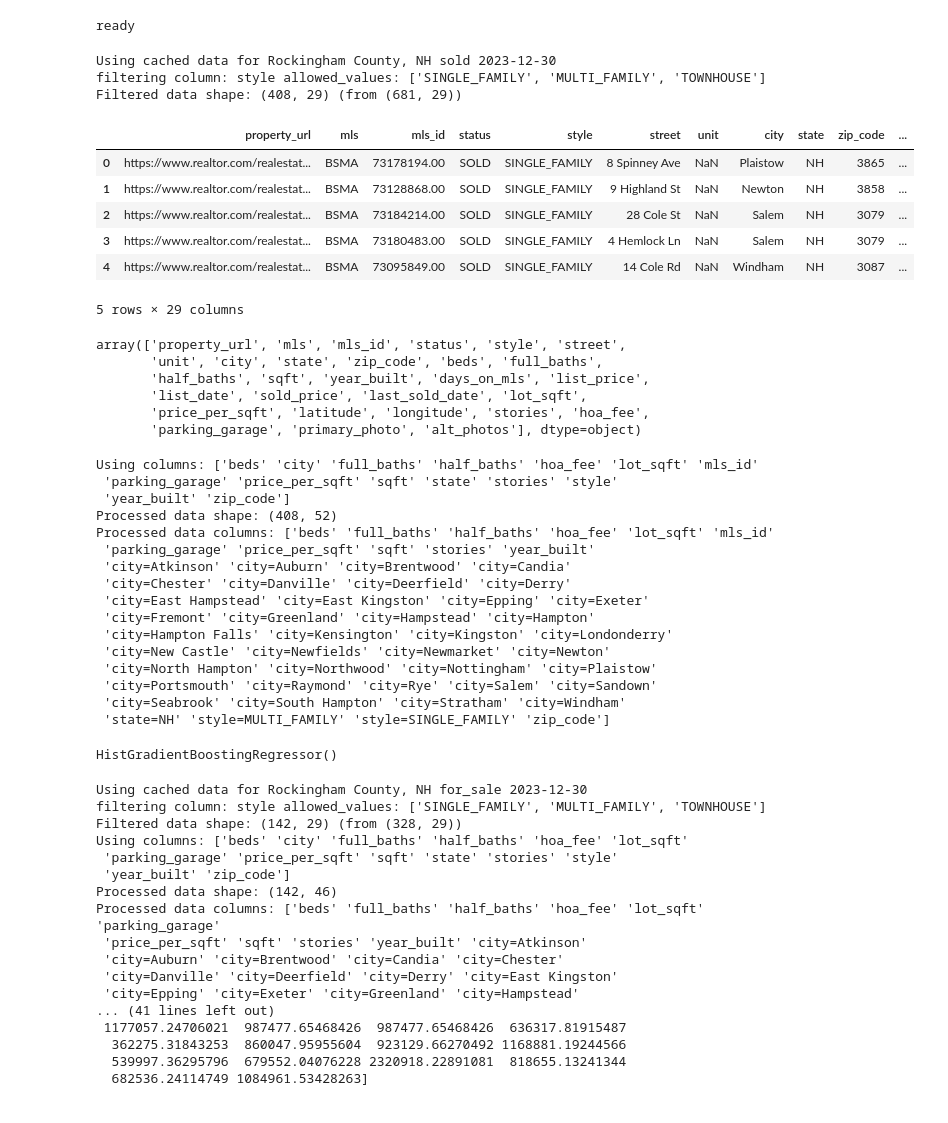
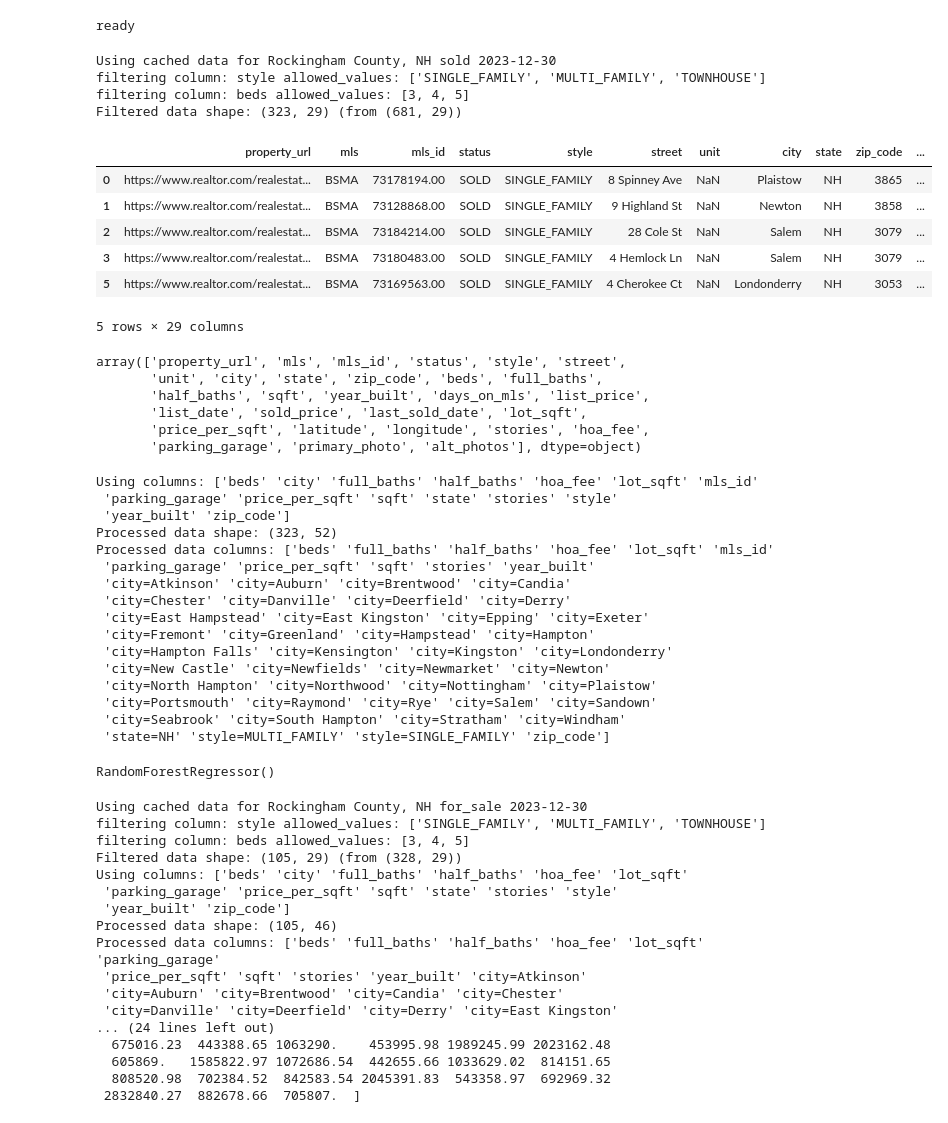
Before and after one commit to cbonoz/harvest-re, a Jupyter notebook: redfin_harvest.ipynb, the cells around one changed output. Cells and saved outputs as stored; diff of their text form; code cells hidden in the pictures.

Commit message:
add bed filter

```diff
--- a/redfin_harvest.ipynb
+++ b/redfin_harvest.ipynb
@@ -15,7 +15,7 @@ from sklearn.metrics import mean_squared_error
 # dict vectorizer
 from sklearn.feature_extraction import DictVectorizer
 
-ACTIVE_MODEL = HistGradientBoostingRegressor
+ACTIVE_MODEL = RandomForestRegressor
 
 
 TARGET_LOCATION = 'Rockingham County, NH'
@@ -180,20 +180,24 @@ class RedfinModel:
         importances.sort(key=lambda x: x[1], reverse=True)
         return importances
 # %%
-redfin = RedfinModel(TARGET_LOCATION, {'style': ['SINGLE_FAMILY', 'MULTI_FAMILY', 'TOWNHOUSE']})
+redfin = RedfinModel(TARGET_LOCATION, {
+  'style': ['SINGLE_FAMILY', 'MULTI_FAMILY', 'TOWNHOUSE'],
+  'beds': [3, 4, 5]
+})
 train_df = redfin.fetch_data('sold')
 #
 train_df.head()
 # %% [output]
 Using cached data for Rockingham County, NH sold 2023-12-30
 filtering column: style allowed_values: ['SINGLE_FAMILY', 'MULTI_FAMILY', 'TOWNHOUSE']
-Filtered data shape: (408, 29) (from (681, 29))
+filtering column: beds allowed_values: [3, 4, 5]
+Filtered data shape: (323, 29) (from (681, 29))
 |  | property_url | mls | mls_id | status | style | street | unit | city | state | zip_code | ... |
 | 0 | https://www.realtor.com/realestat... | BSMA | 73178194.00 | SOLD | SINGLE_FAMILY | 8 Spinney Ave | NaN | Plaistow | NH | 3865 | ... |
 | 1 | https://www.realtor.com/realestat... | BSMA | 73128868.00 | SOLD | SINGLE_FAMILY | 9 Highland St | NaN | Newton | NH | 3858 | ... |
 | 2 | https://www.realtor.com/realestat... | BSMA | 73184214.00 | SOLD | SINGLE_FAMILY | 28 Cole St | NaN | Salem | NH | 3079 | ... |
 | 3 | https://www.realtor.com/realestat... | BSMA | 73180483.00 | SOLD | SINGLE_FAMILY | 4 Hemlock Ln | NaN | Salem | NH | 3079 | ... |
-| 4 | https://www.realtor.com/realestat... | BSMA | 73095849.00 | SOLD | SINGLE_FAMILY | 14 Cole Rd | NaN | Windham | NH | 3087 | ... |
+| 5 | https://www.realtor.com/realestat... | BSMA | 73169563.00 | SOLD | SINGLE_FAMILY | 4 Cherokee Ct | NaN | Londonderry | NH | 3053 | ... |
 5 rows × 29 columns
 # %%
 train_df.columns.values
@@ -211,7 +215,7 @@ redfin.train_from_raw(train_df, train_df[RedfinModel.TARGET_COLUMN])
 Using columns: ['beds' 'city' 'full_baths' 'half_baths' 'hoa_fee' 'lot_sqft' 'mls_id'
  'parking_garage' 'price_per_sqft' 'sqft' 'state' 'stories' 'style'
  'year_built' 'zip_code']
-Processed data shape: (408, 52)
+Processed data shape: (323, 52)
 Processed data columns: ['beds' 'full_baths' 'half_baths' 'hoa_fee' 'lot_sqft' 'mls_id'
  'parking_garage' 'price_per_sqft' 'sqft' 'stories' 'year_built'
  'city=Atkinson' 'city=Auburn' 'city=Brentwood' 'city=Candia'
@@ -224,7 +228,7 @@ Processed data columns: ['beds' 'full_baths' 'half_baths' 'hoa_fee' 'lot_sqft' '
  'city=Portsmouth' 'city=Raymond' 'city=Rye' 'city=Salem' 'city=Sandown'
  'city=Seabrook' 'city=South Hampton' 'city=Stratham' 'city=Windham'
  'state=NH' 'style=MULTI_FAMILY' 'style=SINGLE_FAMILY' 'zip_code']
-HistGradientBoostingRegressor()
+RandomForestRegressor()
 # %%
 test_df = redfin.fetch_data('for_sale')
 # test_df = redfin.filter_data(test_df)
@@ -233,21 +237,21 @@ print(results)
 # %% [output]
 Using cached data for Rockingham County, NH for_sale 2023-12-30
 filtering column: style allowed_values: ['SINGLE_FAMILY', 'MULTI_FAMILY', 'TOWNHOUSE']
-Filtered data shape: (142, 29) (from (328, 29))
+filtering column: beds allowed_values: [3, 4, 5]
+Filtered data shape: (105, 29) (from (328, 29))
 Using columns: ['beds' 'city' 'full_baths' 'half_baths' 'hoa_fee' 'lot_sqft'
  'parking_garage' 'price_per_sqft' 'sqft' 'state' 'stories' 'style'
  'year_built' 'zip_code']
-Processed data shape: (142, 46)
+Processed data shape: (105, 46)
 Processed data columns: ['beds' 'full_baths' 'half_baths' 'hoa_fee' 'lot_sqft' 'parking_garage'
  'price_per_sqft' 'sqft' 'stories' 'year_built' 'city=Atkinson'
  'city=Auburn' 'city=Brentwood' 'city=Candia' 'city=Chester'
  'city=Danville' 'city=Deerfield' 'city=Derry' 'city=East Kingston'
- 'city=Epping' 'city=Exeter' 'city=Greenland' 'city=Hampstead'
-... (41 lines left out)
- 1177057.24706021  987477.65468426  987477.65468426  636317.81915487
-  362275.31843253  860047.95955604  923129.66270492 1168881.19244566
-  539997.36295796  679552.04076228 2320918.22891081  818655.13241344
-  682536.24114749 1084961.53428263]
+... (24 lines left out)
+  675016.23  443388.65 1063290.    453995.98 1989245.99 2023162.48
+  605869.   1585822.97 1072686.54  442655.66 1033629.02  814151.65
+  808520.98  702384.52  842583.54 2045391.83  543358.97  692969.32
+ 2832840.27  882678.66  705807.  ]
 # %%
 # Find rows with biggest mismatch between listing price and predicted predicted
 test_df['predicted'] = results
```
Also changed, not shown: parts of 3 cells of this notebook.
